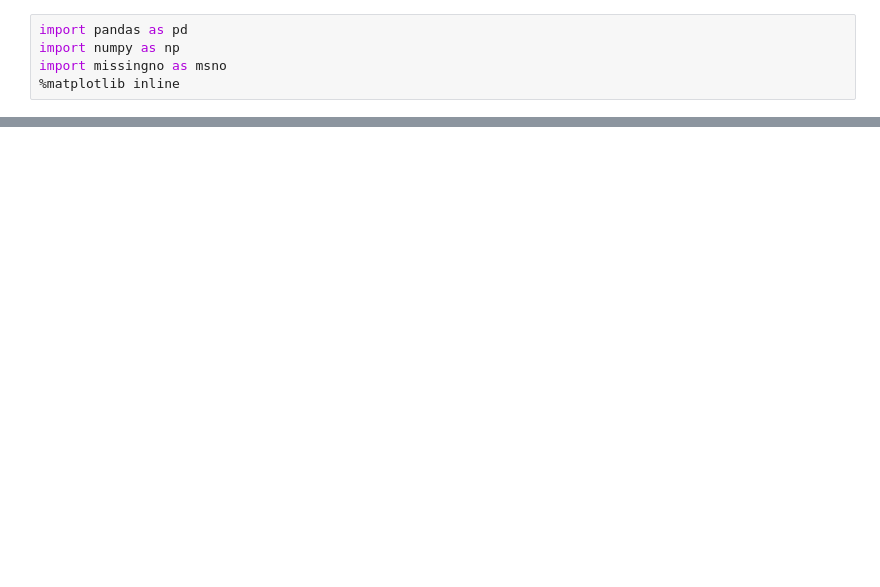
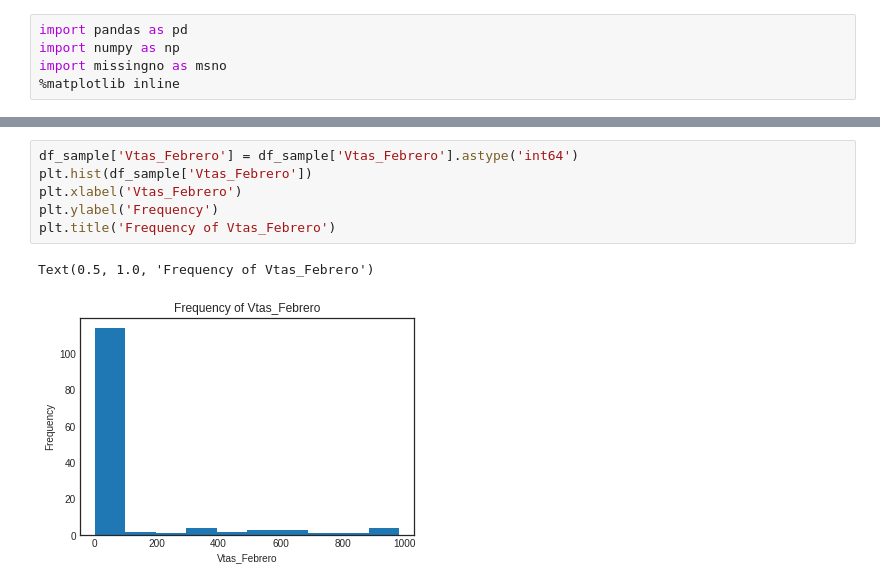
Before and after one commit to MarcoLope/PROYECTOO, a Jupyter notebook: Untitled.ipynb, the cells around one changed output, grey strips where cells are left out. Drawn from its saved outputs; the diff is of its cells as text; blank space fills up the shorter version.

```diff
--- a/Untitled.ipynb
+++ b/Untitled.ipynb
@@ -119,0 +218,9 @@ Text(0.5, 1.0, 'Box Plot of ClaveMunicipio count')
+# %%
+df_sample['Vtas_Febrero'] = df_sample['Vtas_Febrero'].astype('int64')
+plt.hist(df_sample['Vtas_Febrero'])
+plt.xlabel('Vtas_Febrero')
+plt.ylabel('Frequency')
+plt.title('Frequency of Vtas_Febrero')
+# %% [output]
+Text(0.5, 1.0, 'Frequency of Vtas_Febrero')
+[figure, added]
```
Also changed, not shown: parts of 48 cells of this notebook.
